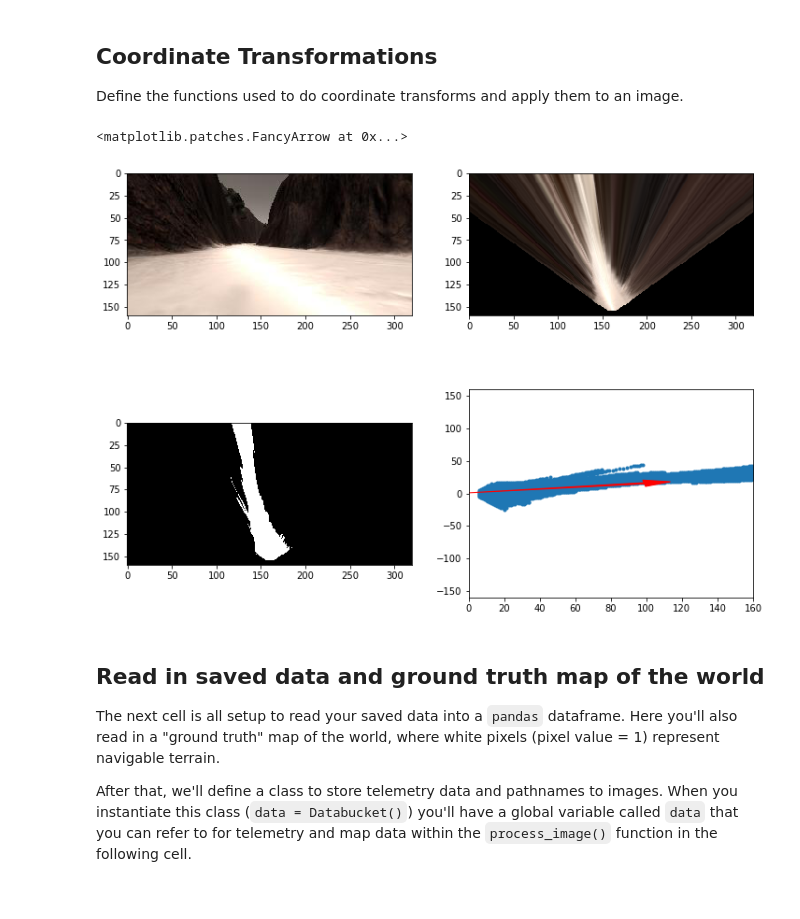
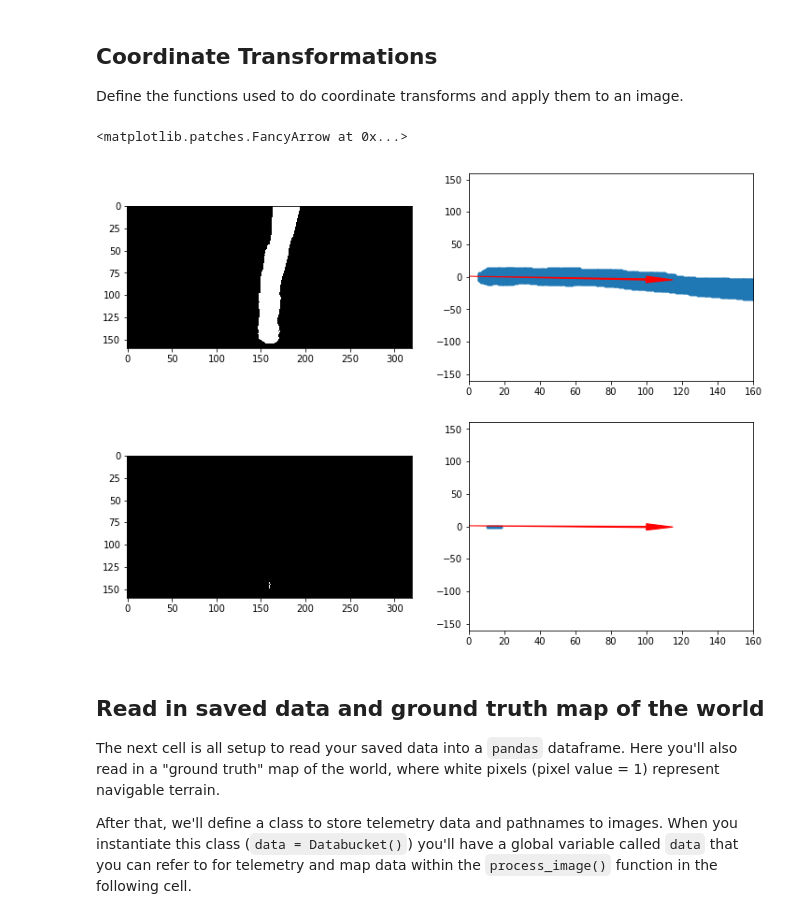
Before and after one commit to csilver2/RoboND-Rover-Project, a Jupyter notebook: code/Rover_Project_Test_Notebook.ipynb, the cells around one changed output. Drawn from its saved outputs; the diff is of its cells as text; code cells hidden in the pictures.

```diff
--- a/code/Rover_Project_Test_Notebook.ipynb
+++ b/code/Rover_Project_Test_Notebook.ipynb
@@ -229,41 +218,57 @@ def pix_to_world(xpix, ypix, xpos, ypos, yaw, world_size, scale):
     # Apply translation
     xpix_tran, ypix_tran = translate_pix(xpix_rot, ypix_rot, xpos, ypos, scale)
     # Perform rotation, translation and clipping all at once
     x_pix_world = np.clip(np.int_(xpix_tran), 0, world_size - 1)
     y_pix_world = np.clip(np.int_(ypix_tran), 0, world_size - 1)
     # Return the result
     return x_pix_world, y_pix_world
 
 # Grab another random image
 idx = np.random.randint(0, len(img_list)-1)   ####################temporal image
 image = mpimg.imread(img_list[idx])
-warped = perspect_transform(image, source, destination)
-threshed = color_thresh(warped)         ######################## change color_selecto
+warped_img = perspect_transform(image, source, destination)
+warped_rock = perspect_transform(rock_img, source, destination)
+threshed = color_thresh(warped_img, string="terrain")         ######################## change color_selecto
+rocks_threshed = color_thresh(warped_rock, rgb_thresh=(120, 100, 20), string="rocks")
 
 # Calculate pixel values in rover-centric coords and distance/angle to all pixels
 xpix, ypix = rover_coords(threshed)
 dist, angles = to_polar_coords(xpix, ypix)
 mean_dir = np.mean(angles)
+#for rocks
+rock_xpix, rock_ypix = rover_coords(rocks_threshed)
+rock_dist,rock_angles = to_polar_coords(rock_xpix, rock_ypix)
+rock_mean_dir = np.mean(rock_angles)
 
 # Do some plotting
 fig = plt.figure(figsize=(12,9))
+
 plt.subplot(221)
-plt.imshow(image)
+plt.imshow(threshed, cmap='gray')
+
 plt.subplot(222)
-plt.imshow(warped)
-plt.subplot(223)
-plt.imshow(threshed, cmap='gray')
-plt.subplot(224)
 plt.plot(xpix, ypix, '.')
 plt.ylim(-160, 160)
 plt.xlim(0, 160)
 arrow_length = 100
 x_arrow = arrow_length * np.cos(mean_dir)
 y_arrow = arrow_length * np.sin(mean_dir)
 plt.arrow(0, 0, x_arrow, y_arrow, color='red', zorder=2, head_width=10, width=2)
+
+plt.subplot(223)
+plt.imshow(rocks_threshed, cmap='gray')
+
+plt.subplot(224)
+plt.plot(rock_xpix, rock_ypix, '.')
+plt.ylim(-160, 160)
+plt.xlim(0, 160)
+arrow_length = 100
+x_arrow = arrow_length * np.cos(rock_mean_dir)
+y_arrow = arrow_length * np.sin(rock_mean_dir)
+plt.arrow(0, 0, x_arrow, y_arrow, color='red', zorder=2, head_width=10, width=2)
 # %% [output]
 <matplotlib.patches.FancyArrow at 0x...>
-[figure, old version]
+[figure, new version]
 # %% [markdown]
 ## Read in saved data and ground truth map of the world
 The next cell is all setup to read your saved data into a `pandas` dataframe.  Here you'll also read in a "ground truth" map of the world, where white pixels (pixel value = 1) represent navigable terrain.
```
Also changed, not shown: parts of 5 cells of this notebook.
